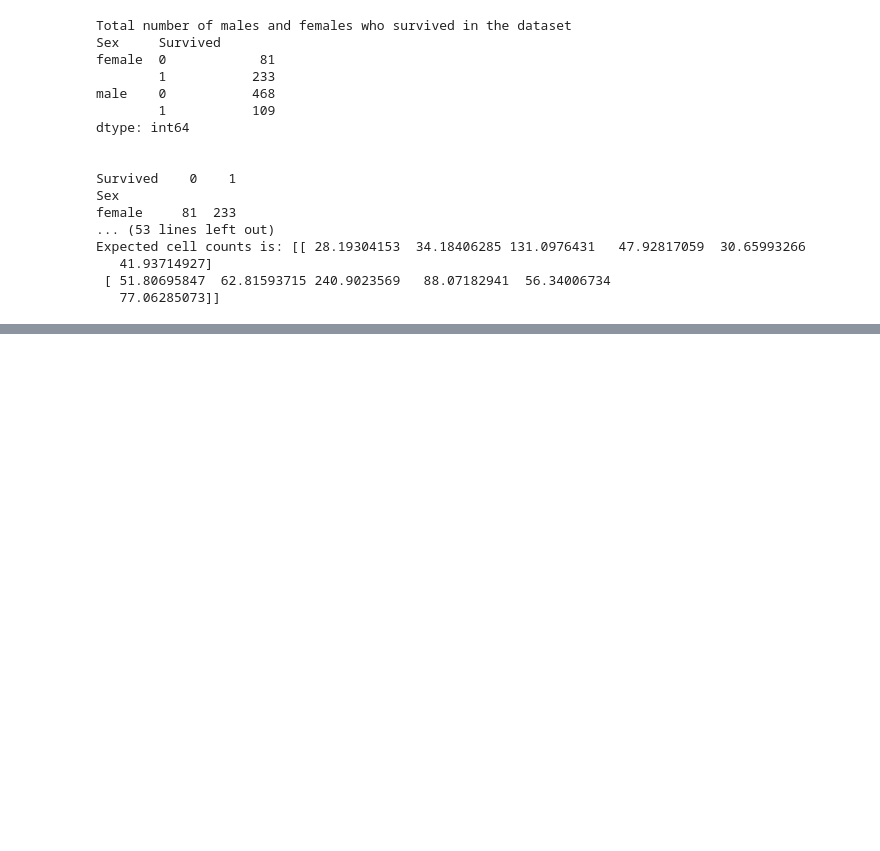
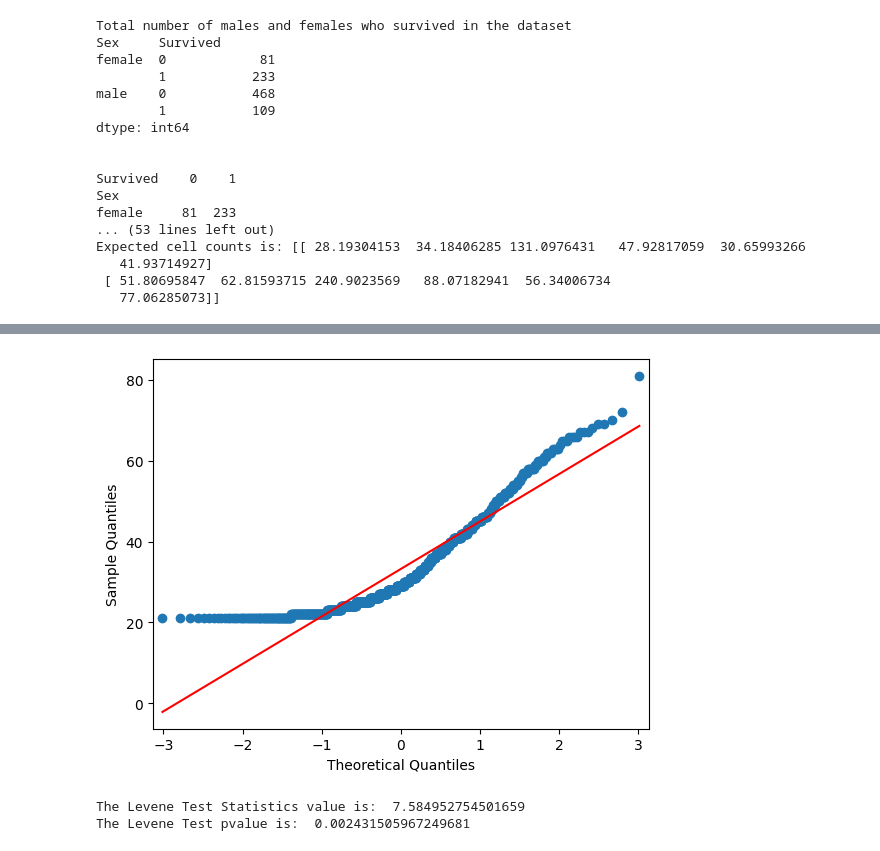
Before and after one commit to fosetorico/Data_Analytics, a Jupyter notebook: Inferencial_Statistics2.ipynb, the cells around one changed output, grey strips where cells are left out. Drawn from its saved outputs; the diff is of its cells as text; code cells hidden in the pictures; blank space fills up the shorter version.

Commit message:
More Statistical Inferences

```diff
--- a/Inferencial_Statistics2.ipynb
+++ b/Inferencial_Statistics2.ipynb
@@ -629,0 +675,30 @@ Expected cell counts is: [[ 28.19304153  34.18406285 131.0976431   47.92817059
+# %%
+# Quantile-Quantile (QQ) Plot for Normality
+import pandas as pd
+from statsmodels.graphics.gofplots import qqplot
+from matplotlib import pyplot as plt
+
+
+#Load the dataset
+dataset = pd.read_excel('/content/drive/MyDrive/Colab Notebooks/week3/pima-indians-diabetes.xlsx')
+df = dataset['age']
+
+# q-q plot for the age column, line = s is standardised line
+qqplot(df, line='s')
+plt.show()
+# %% [output]
+[figure, added]
+# %%
+#	Levene Test for Equal Variances
+from scipy.stats import levene
+a = [8.88, 9.12, 9.04, 8.98, 9.00, 9.08, 9.01, 8.85, 9.06, 8.99]
+b = [8.88, 8.95, 9.29, 9.44, 9.15, 9.58, 8.36, 9.18, 8.67, 9.05]
+c = [8.95, 9.12, 8.95, 8.85, 9.03, 8.84, 9.07, 8.98, 8.86, 8.98]
+levene_test = levene(a, b, c)
+print("The Levene Test Statistics value is: ", levene_test.statistic)
+print("The Levene Test pvalue is: ", levene_test.pvalue)
+# stat, p = levene(a, b, c)
+# print(stat, p)
+# %% [output]
+The Levene Test Statistics value is:  7.584952754501659
+The Levene Test pvalue is:  0.002431505967249681
```
Also changed, not shown: parts of 5 cells of this notebook.
